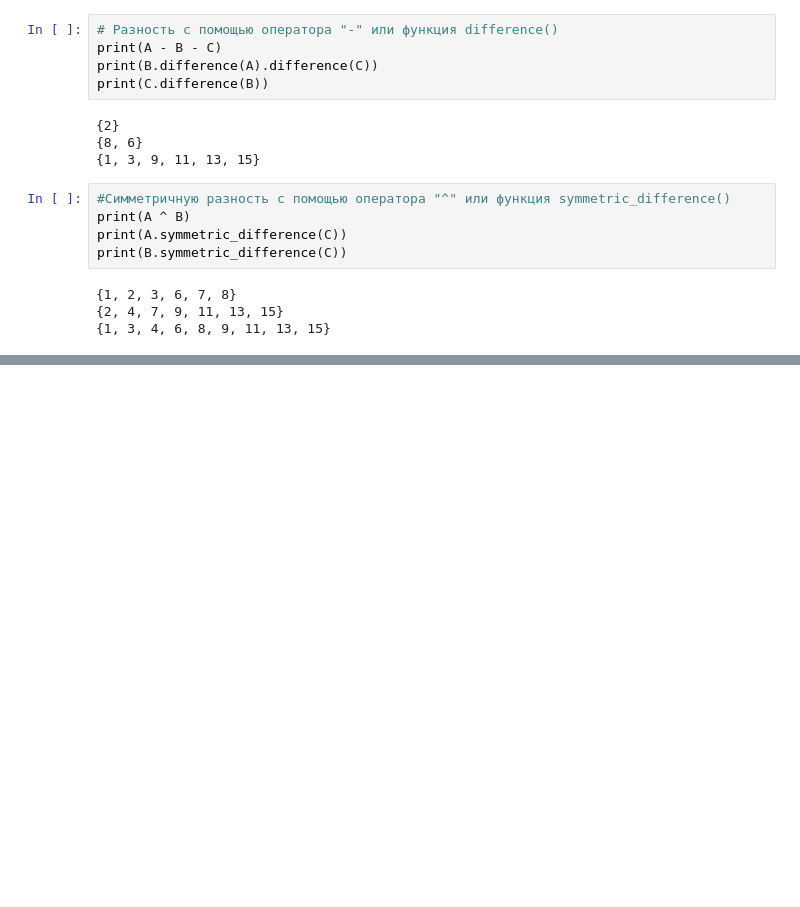
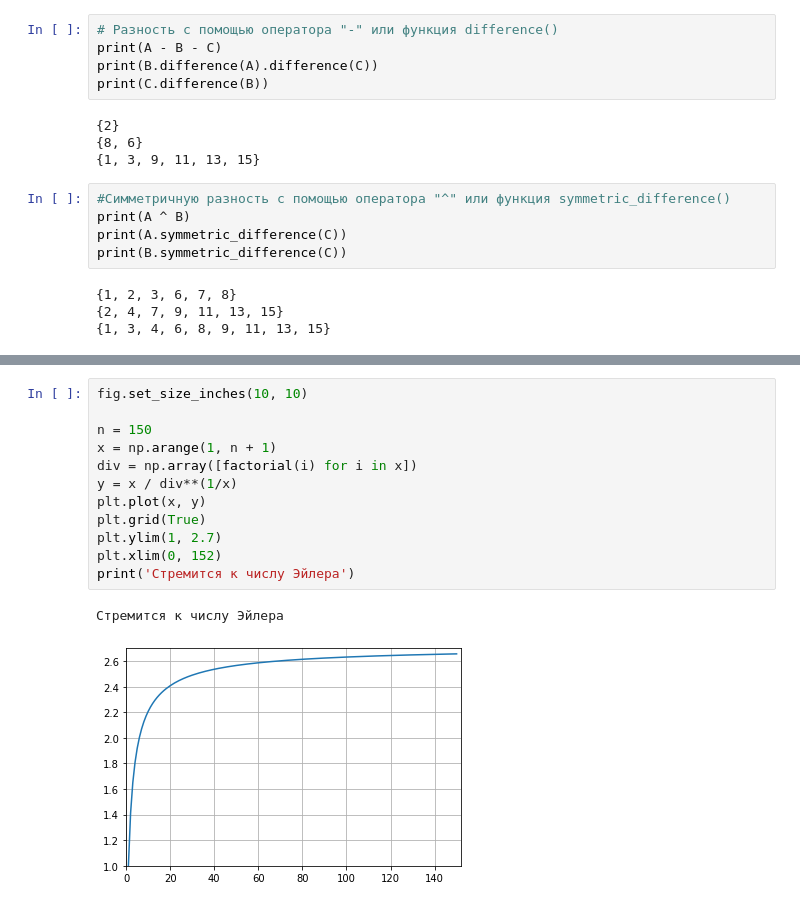
Before and after one commit to myselfadmirer/MathAnalisys, a Jupyter notebook: lesson3/homework1.ipynb, the cells around one changed output, grey strips where cells are left out. Saved outputs shown, nothing was run; the diff lists cells and outputs as text; blank space fills up the shorter version.

```diff
--- a/lesson3/homework1.ipynb
+++ b/lesson3/homework1.ipynb
@@ -77,0 +146,15 @@ print(B.symmetric_difference(C))
+# %%
+fig.set_size_inches(10, 10)
+
+n = 150
+x = np.arange(1, n + 1)
+div = np.array([factorial(i) for i in x])
+y = x / div**(1/x)
+plt.plot(x, y)
+plt.grid(True)
+plt.ylim(1, 2.7)
+plt.xlim(0, 152)
+print('Стремится к числу Эйлера')
+# %% [output]
+Стремится к числу Эйлера
+[figure, added]
```
Also changed, not shown: parts of 17 cells of this notebook.
